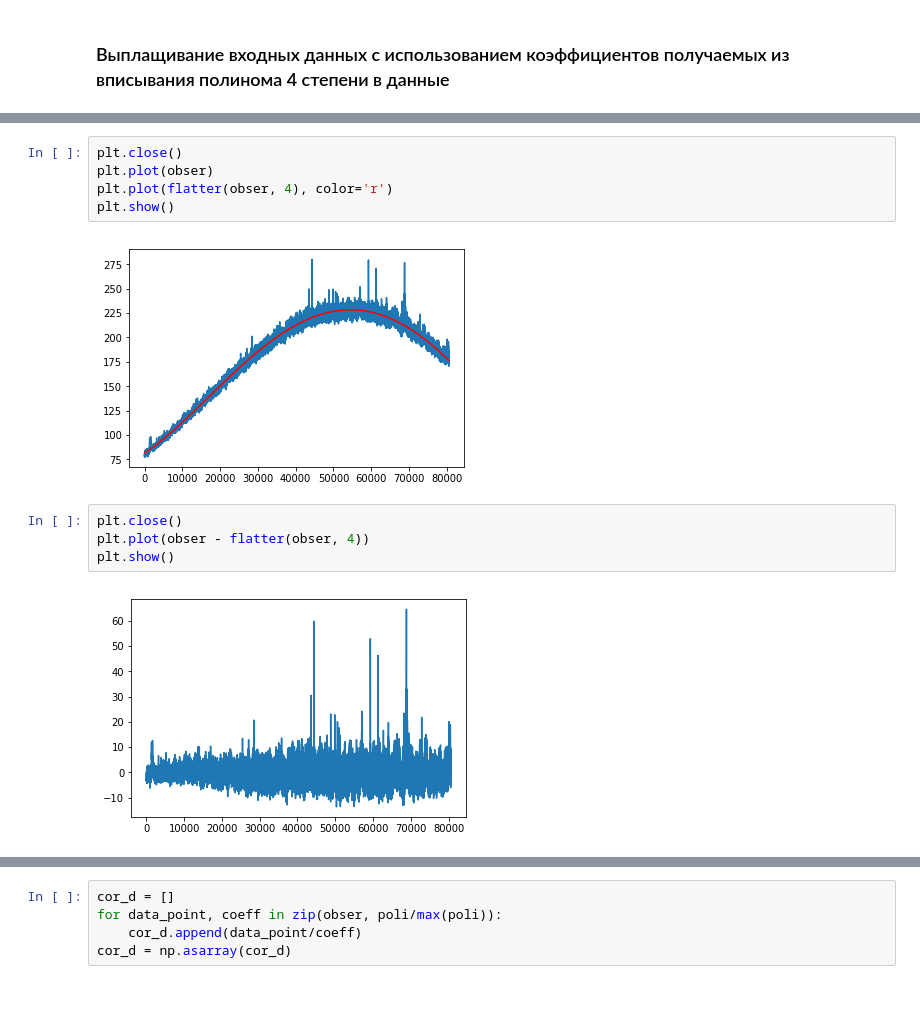
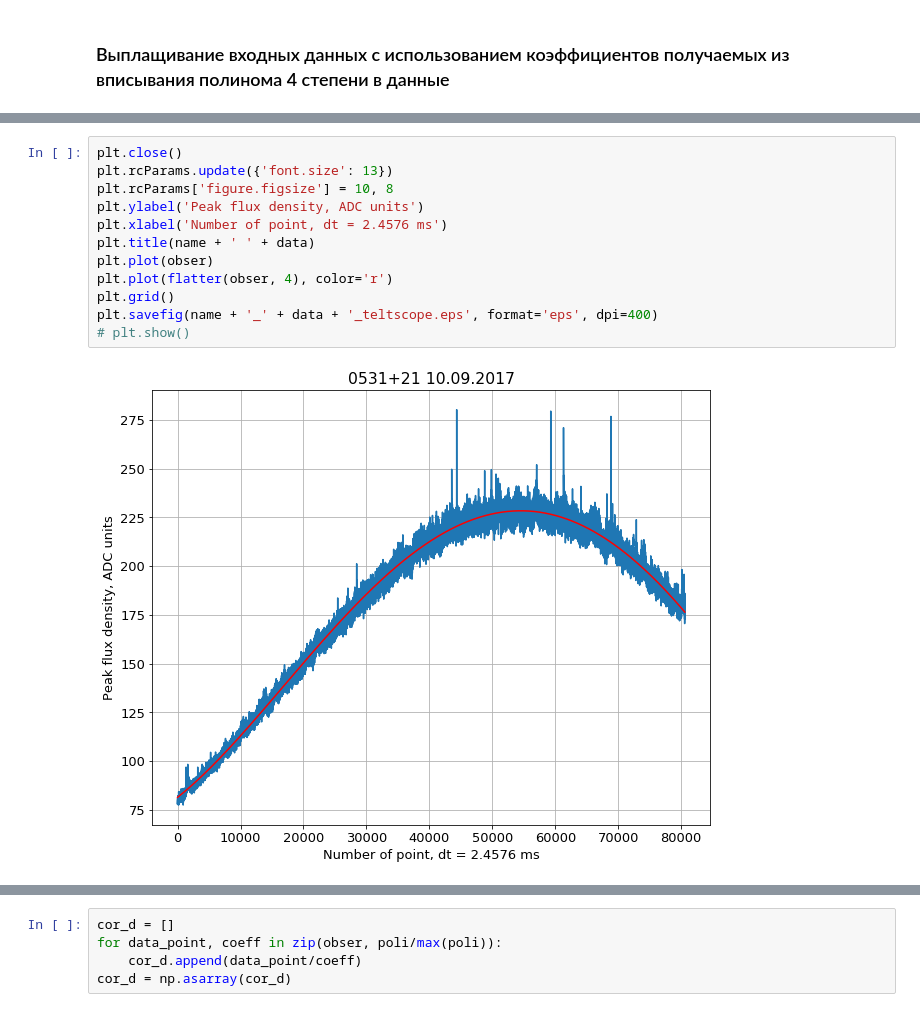
Before and after one commit to KazAndr/SWTraject, a Jupyter notebook: watch_one_file.ipynb, the cells around one changed output, grey strips where cells are left out. Saved outputs shown, nothing was run; the diff lists cells and outputs as text.

```diff
--- a/watch_one_file.ipynb
+++ b/watch_one_file.ipynb
@@ -101,16 +101,17 @@ plt.show()
-# %%
-plt.close()
-plt.plot(obser)
-plt.plot(flatter(obser, 4), color='r')
-plt.show()
-# %% [output]
-[figure, removed]
-# %%
-plt.close()
-plt.plot(obser - flatter(obser, 4))
-plt.show()
-# %% [output]
-[figure, removed]
+# %%
+plt.close()
+plt.rcParams.update({'font.size': 13})
+plt.rcParams['figure.figsize'] = 10, 8
+plt.ylabel('Peak flux density, ADC units')
+plt.xlabel('Number of point, dt = 2.4576 ms')
+plt.title(name + ' ' + data)
+plt.plot(obser)
+plt.plot(flatter(obser, 4), color='r')
+plt.grid()
+plt.savefig(name + '_' + data + '_teltscope.eps', format='eps', dpi=400)
+# plt.show()
+# %% [output]
+[figure, added]
 # %%
 poli = flatter(obser, 4)
 plt.close()
```
Also changed, not shown: parts of 7 cells of this notebook, 2 other files.
